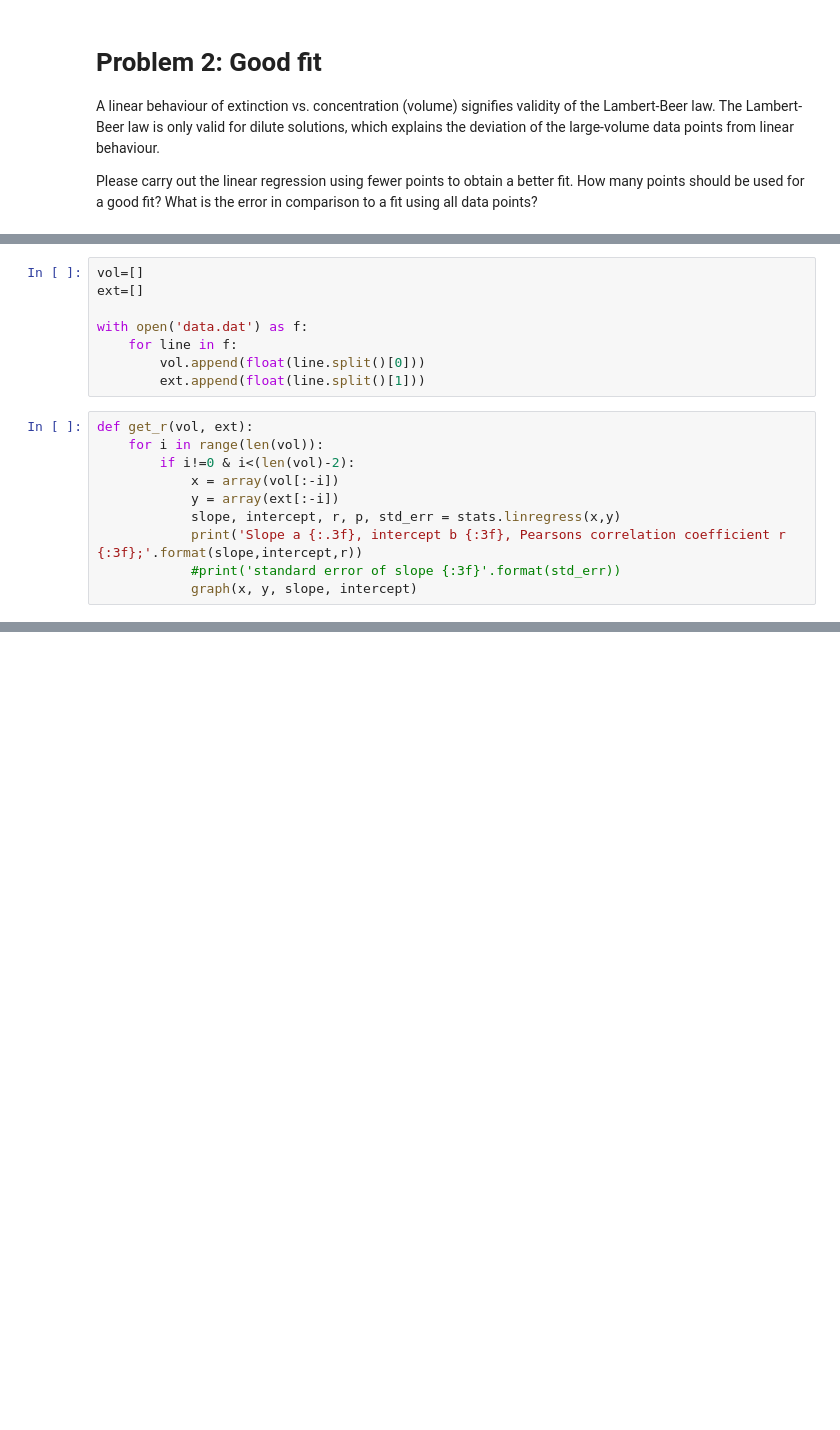
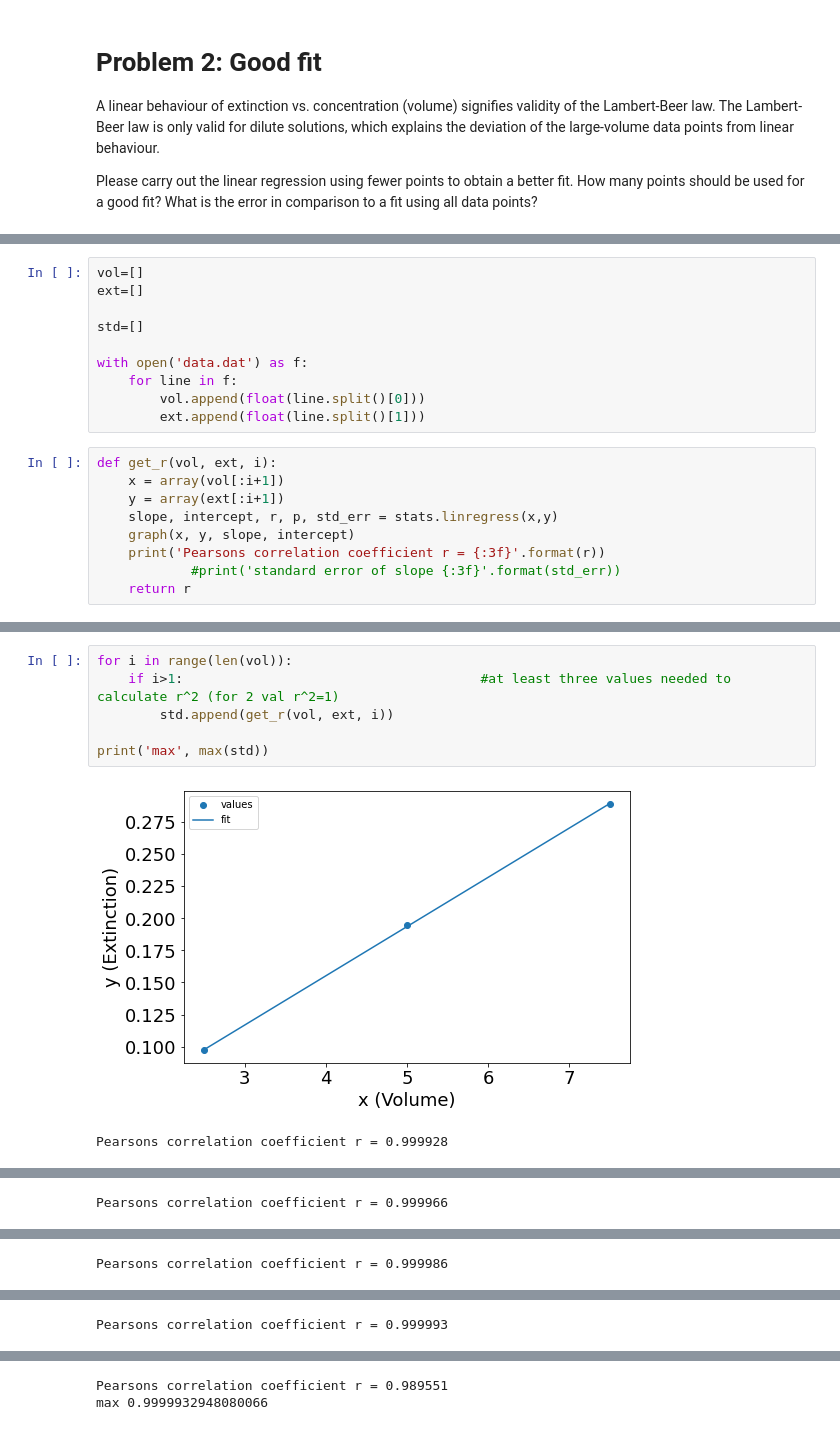
Before and after one commit to theBagofRice/CMP22, a Jupyter notebook: 01_introduction/Problem2.ipynb, the cells around one changed output, grey strips where cells are left out. Cells and saved outputs as stored; diff of their text form; blank space fills up the shorter version.

```diff
--- a/01_introduction/Problem2.ipynb
+++ b/01_introduction/Problem2.ipynb
@@ -395,18 +389,19 @@ import matplotlib.pyplot as plt
 # %%
 vol=[]
 ext=[]
+
+std=[]
 
 with open('data.dat') as f:
     for line in f:
         vol.append(float(line.split()[0]))
         ext.append(float(line.split()[1]))
 # %%
-def get_r(vol, ext):
-    for i in range(len(vol)):
-        if i!=0 & i<(len(vol)-2):
-            x = array(vol[:-i])
-            y = array(ext[:-i])
-            slope, intercept, r, p, std_err = stats.linregress(x,y)
-            print('Slope a {:.3f}, intercept b {:3f}, Pearsons correlation coefficient r {:3f};'.format(slope,intercept,r))
+def get_r(vol, ext, i):
+    x = array(vol[:i+1])
+    y = array(ext[:i+1])
+    slope, intercept, r, p, std_err = stats.linregress(x,y)
+    graph(x, y, slope, intercept)
+    print('Pearsons correlation coefficient r = {:3f}'.format(r))
             #print('standard error of slope {:3f}'.format(std_err))
-            graph(x, y, slope, intercept)
+    return r
@@ -453,0 +423,9 @@ Slope a nan, intercept b nan, Pearsons correlation coefficient r 0.000000;
+# %%
+for i in range(len(vol)):
+    if i>1:                                      #at least three values needed to calculate r^2 (for 2 val r^2=1)
+        std.append(get_r(vol, ext, i))
+
+print('max', max(std))
+# %% [output]
+[figure, added]
+Pearsons correlation coefficient r = 0.999928
@@ -453,0 +433 @@ Slope a nan, intercept b nan, Pearsons correlation coefficient r 0.000000;
+Pearsons correlation coefficient r = 0.999966
@@ -453,0 +435 @@ Slope a nan, intercept b nan, Pearsons correlation coefficient r 0.000000;
+Pearsons correlation coefficient r = 0.999986
@@ -453,0 +437 @@ Slope a nan, intercept b nan, Pearsons correlation coefficient r 0.000000;
+Pearsons correlation coefficient r = 0.999993
@@ -453,0 +439,2 @@ Slope a nan, intercept b nan, Pearsons correlation coefficient r 0.000000;
+Pearsons correlation coefficient r = 0.989551
+max 0.9999932948080066
```
Also changed, not shown: parts of 7 cells of this notebook, 9 other files.
